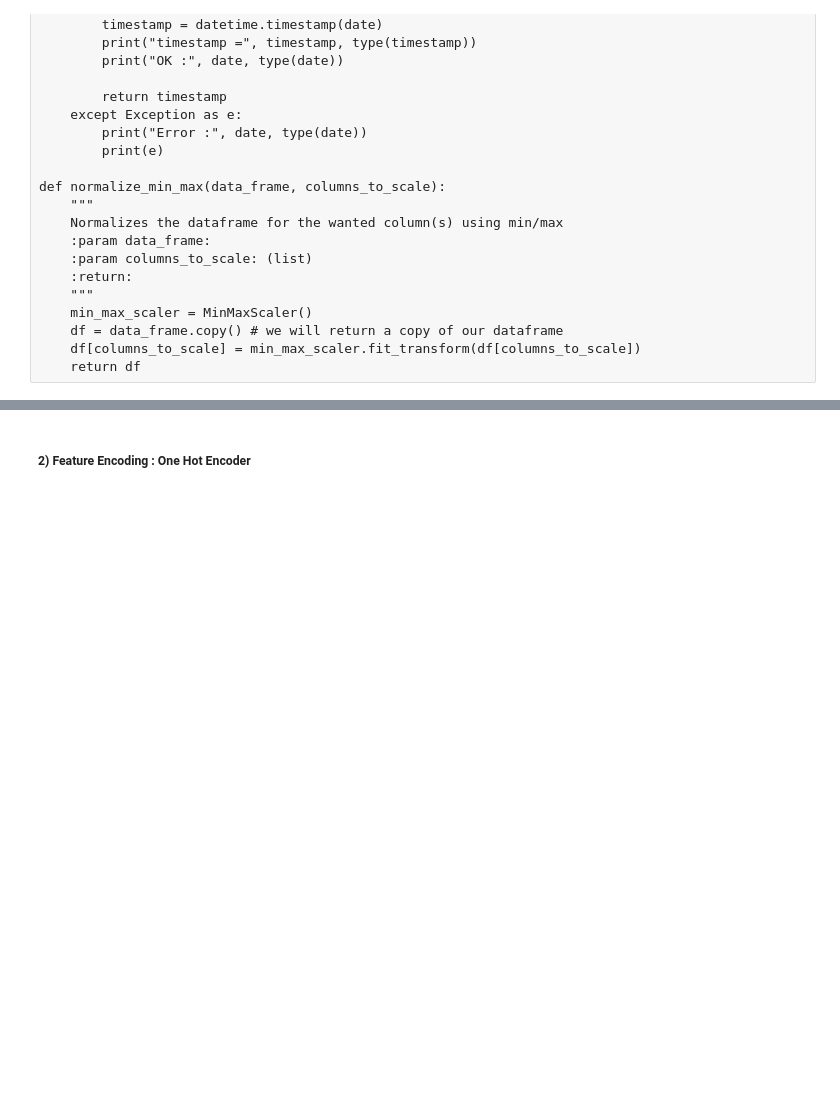
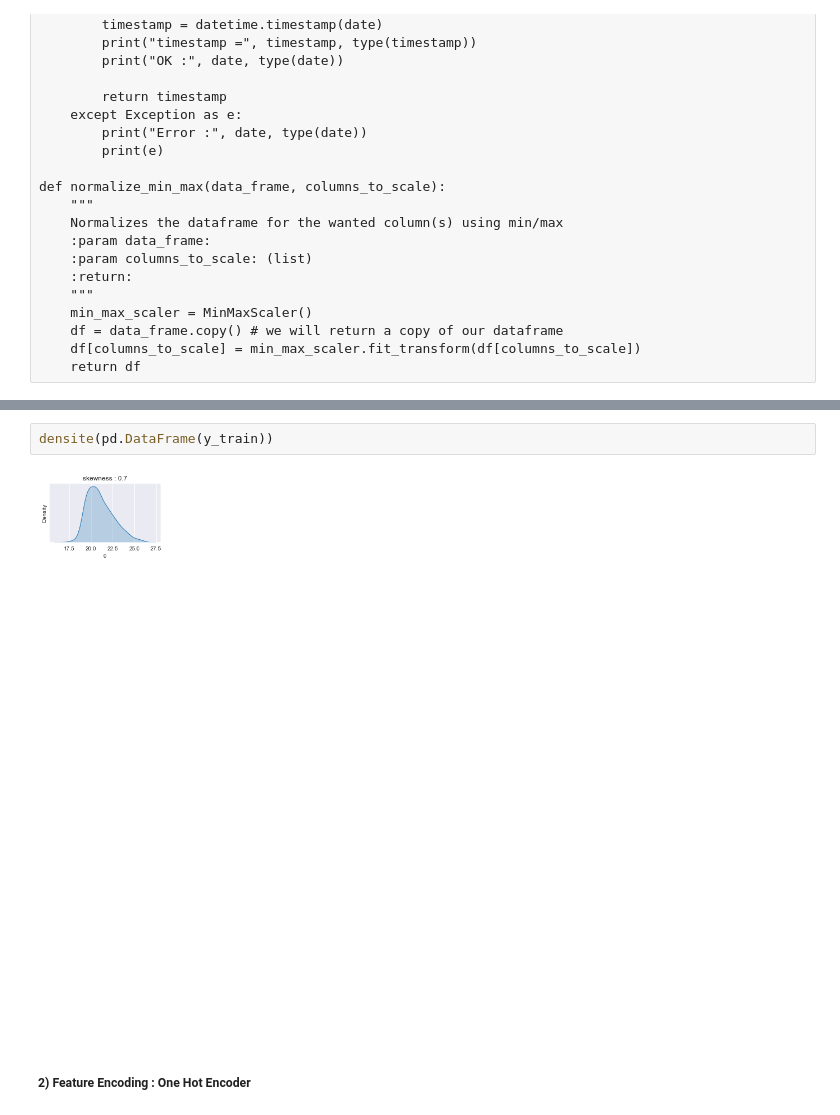
Before and after one commit to oumeima-elgharbi/P4_Data_Science_OpenClassrooms, a Jupyter notebook: P4_03_prediction_electricity.ipynb, the cells around one changed output, grey strips where cells are left out. Cells and saved outputs as stored; diff of their text form; blank space fills up the shorter version.

```diff
--- a/P4_03_prediction_electricity.ipynb
+++ b/P4_03_prediction_electricity.ipynb
@@ -230,3 +375,7 @@ print("IMPORT FUNCTIONS / DENSITE")
+# %%
+densite(pd.DataFrame(y_train))
+# %% [output]
+[figure, added]
 # %% [markdown]
 ##### 2) Feature Encoding : One Hot Encoder
 # %%
```
Also changed, not shown: parts of 86 cells of this notebook, 2 other files.
